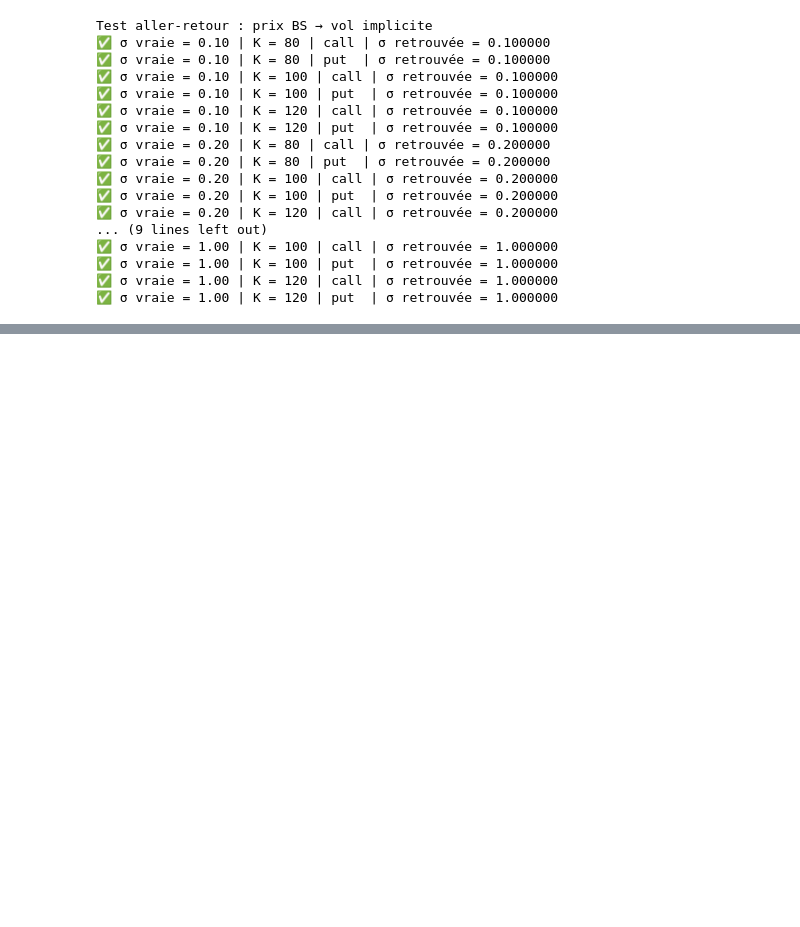
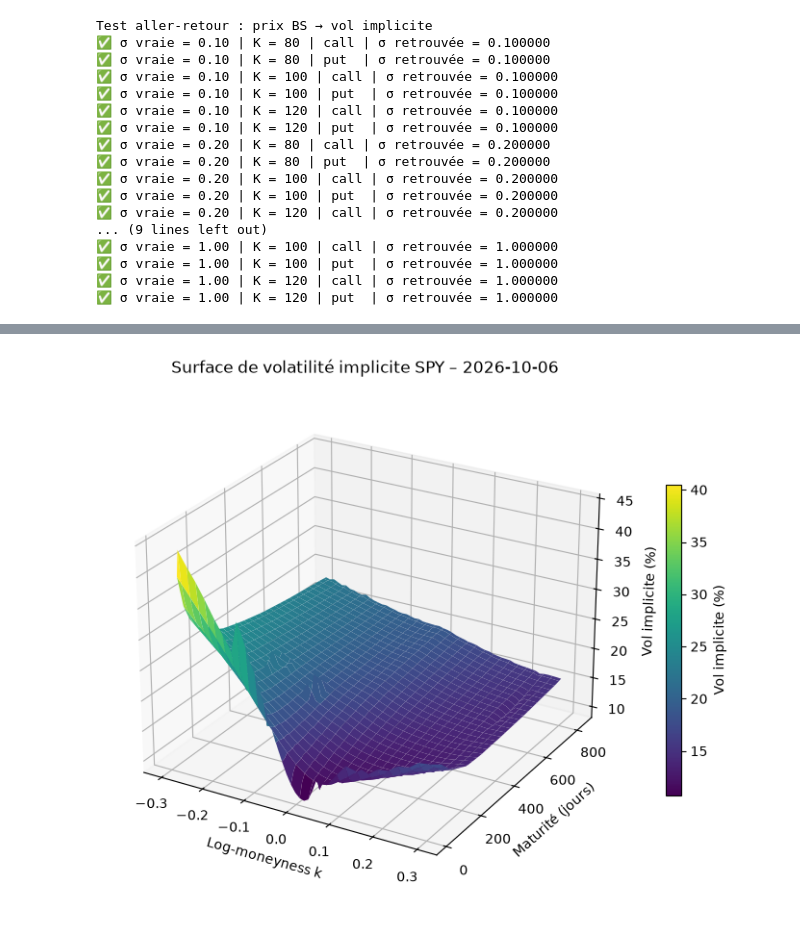
Before and after one commit to aymericriousse/options-vol-project, a Jupyter notebook: notebooks/02_market_data.ipynb, the cells around one changed output, grey strips where cells are left out. Saved outputs shown, nothing was run; the diff lists cells and outputs as text; code cells hidden in the pictures; blank space fills up the shorter version.

```diff
--- a/notebooks/02_market_data.ipynb
+++ b/notebooks/02_market_data.ipynb
@@ -98,0 +135,24 @@ expiry
+# %%
+import numpy as np
+from scipy.interpolate import griddata
+
+sub = smiles[smiles["k"].abs() < 0.3]
+
+# Grille régulière (log-moneyness × maturité), interpolée à partir des points de marché
+k_grid = np.linspace(-0.3, 0.3, 60)
+T_grid = np.linspace(sub["T"].min(), sub["T"].max(), 60)
+KK, TT = np.meshgrid(k_grid, T_grid)
+IV = griddata((sub["k"], sub["T"]), sub["iv"], (KK, TT), method="linear")
+
+fig = plt.figure(figsize=(11, 7))
+ax = fig.add_subplot(projection="3d")
+surf = ax.plot_surface(KK, TT * 365, IV * 100, cmap="viridis", edgecolor="none")
+ax.set_xlabel("Log-moneyness k")
+ax.set_ylabel("Maturité (jours)")
+ax.set_zlabel("Vol implicite (%)")
+ax.set_title(f"Surface de volatilité implicite SPY – {today}")
+ax.view_init(elev=25, azim=-60)
+fig.colorbar(surf, shrink=0.6, label="Vol implicite (%)")
+plt.show()
+# %% [output]
+[figure, added]
```
Also changed, not shown: parts of 4 cells of this notebook, 2 other files.
